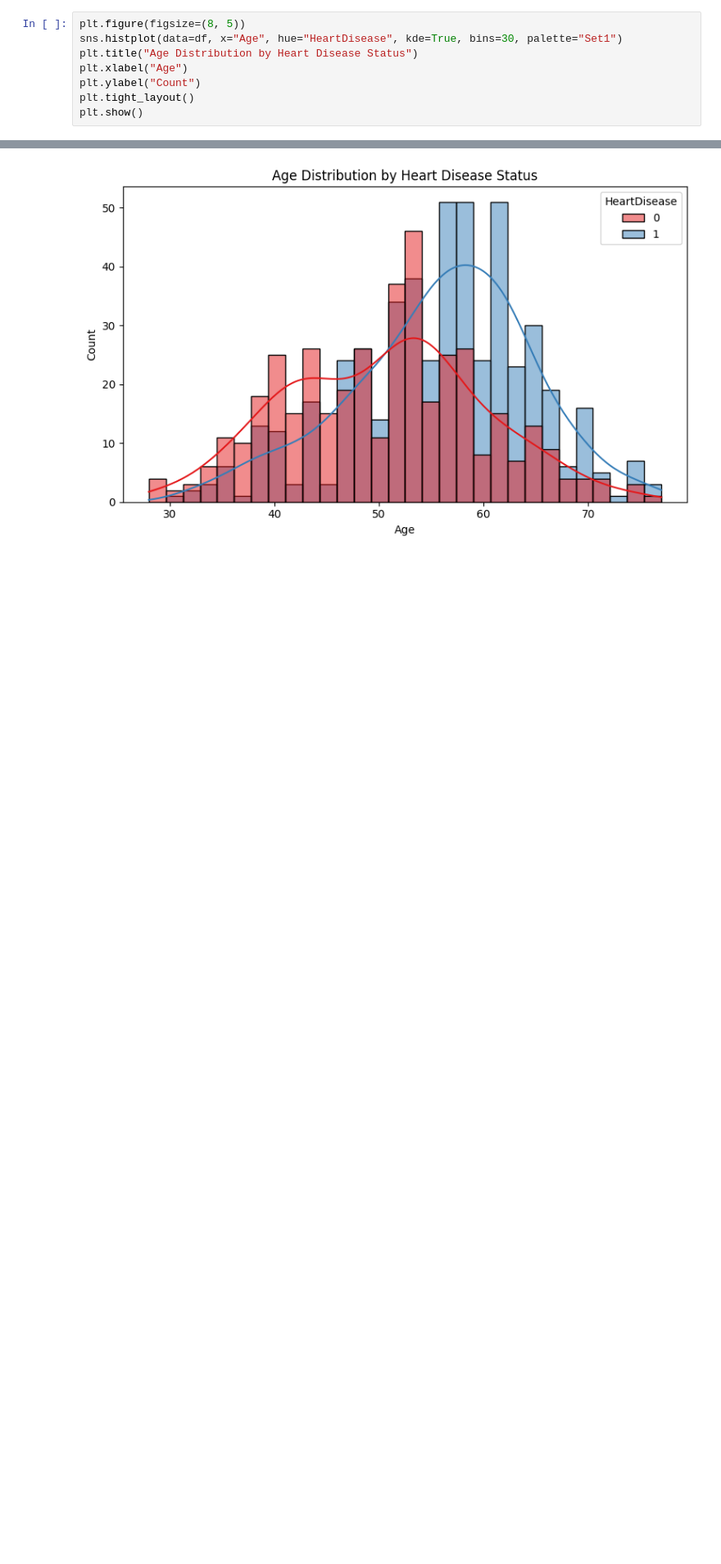
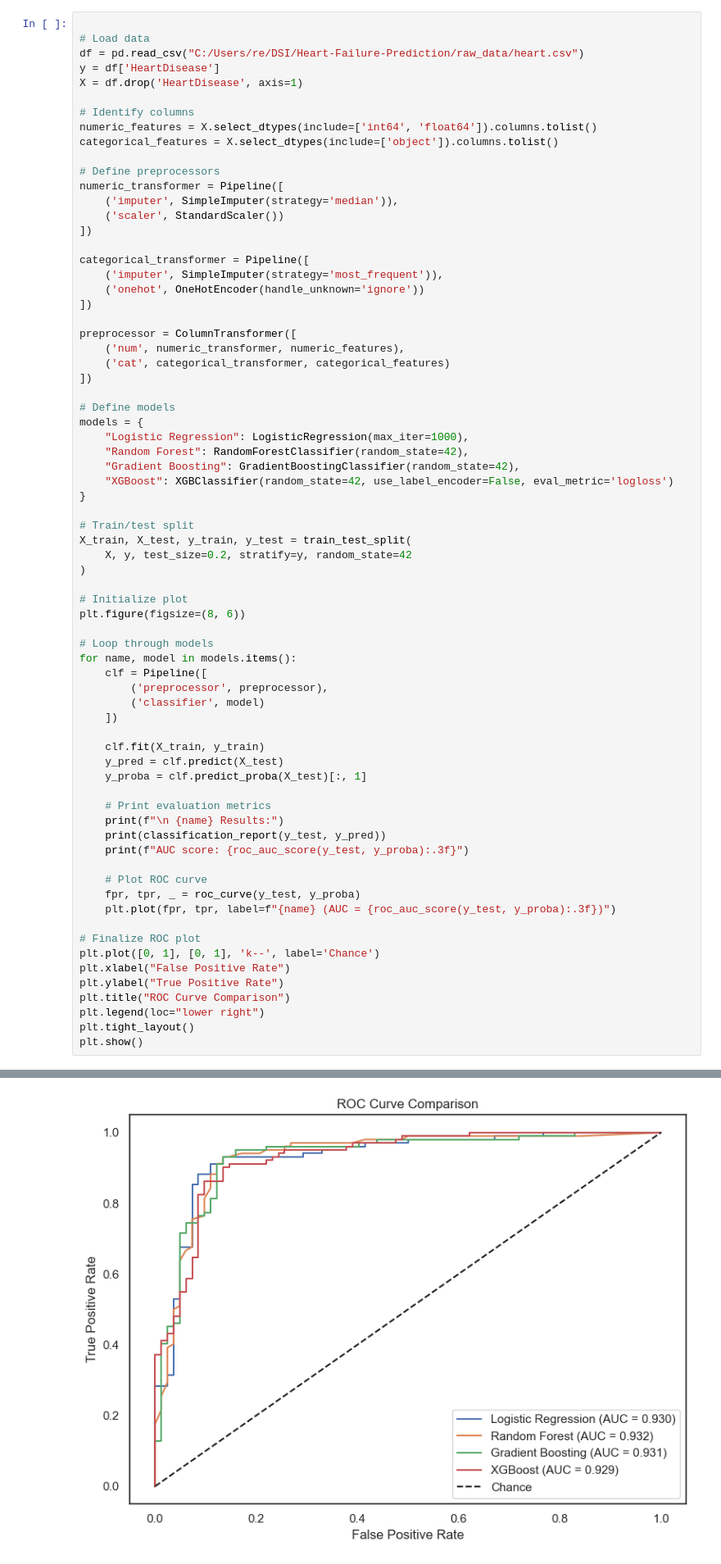
Before and after one commit to anupgp/Heart-Failure-Prediction, a Jupyter notebook: EDA-Prediction_KA.ipynb, the cells around one changed output, grey strips where cells are left out. Shown at 82% size. Cells and saved outputs as stored; diff of their text form; blank space fills up the shorter version.

Commit message:
Update in EDA-Prediction_KA notebook

```diff
--- a/EDA-Prediction_KA.ipynb
+++ b/EDA-Prediction_KA.ipynb
@@ -240,9 +354,72 @@ fig.show()
 # %%
-plt.figure(figsize=(8, 5))
-sns.histplot(data=df, x="Age", hue="HeartDisease", kde=True, bins=30, palette="Set1")
-plt.title("Age Distribution by Heart Disease Status")
-plt.xlabel("Age")
-plt.ylabel("Count")
+
+# Load data
+df = pd.read_csv("C:/Users/re/DSI/Heart-Failure-Prediction/raw_data/heart.csv")
+y = df['HeartDisease']
+X = df.drop('HeartDisease', axis=1)
+
+# Identify columns
+numeric_features = X.select_dtypes(include=['int64', 'float64']).columns.tolist()
+categorical_features = X.select_dtypes(include=['object']).columns.tolist()
+
+# Define preprocessors
+numeric_transformer = Pipeline([
+    ('imputer', SimpleImputer(strategy='median')),
+    ('scaler', StandardScaler())
+])
+
+categorical_transformer = Pipeline([
+    ('imputer', SimpleImputer(strategy='most_frequent')),
+    ('onehot', OneHotEncoder(handle_unknown='ignore'))
+])
+
+preprocessor = ColumnTransformer([
+    ('num', numeric_transformer, numeric_features),
+    ('cat', categorical_transformer, categorical_features)
+])
+
+# Define models
+models = {
+    "Logistic Regression": LogisticRegression(max_iter=1000),
+    "Random Forest": RandomForestClassifier(random_state=42),
+    "Gradient Boosting": GradientBoostingClassifier(random_state=42),
+    "XGBoost": XGBClassifier(random_state=42, use_label_encoder=False, eval_metric='logloss')
+}
+
+# Train/test split
+X_train, X_test, y_train, y_test = train_test_split(
+    X, y, test_size=0.2, stratify=y, random_state=42
+)
+
+# Initialize plot
+plt.figure(figsize=(8, 6))
+
+# Loop through models
+for name, model in models.items():
+    clf = Pipeline([
+        ('preprocessor', preprocessor),
+        ('classifier', model)
+    ])
+
+    clf.fit(X_train, y_train)
+    y_pred = clf.predict(X_test)
+    y_proba = clf.predict_proba(X_test)[:, 1]
+
+    # Print evaluation metrics
+    print(f"\n {name} Results:")
+    print(classification_report(y_test, y_pred))
+    print(f"AUC score: {roc_auc_score(y_test, y_proba):.3f}")
+
+    # Plot ROC curve
+    fpr, tpr, _ = roc_curve(y_test, y_proba)
+    plt.plot(fpr, tpr, label=f"{name} (AUC = {roc_auc_score(y_test, y_proba):.3f})")
+
+# Finalize ROC plot
+plt.plot([0, 1], [0, 1], 'k--', label='Chance')
+plt.xlabel("False Positive Rate")
+plt.ylabel("True Positive Rate")
+plt.title("ROC Curve Comparison")
+plt.legend(loc="lower right")
 plt.tight_layout()
 plt.show()
 # %% [output]
@@ -249 +443 @@ plt.show()
-[figure, old version]
+[figure, new version]
```
Also changed, not shown: parts of 20 cells of this notebook.
